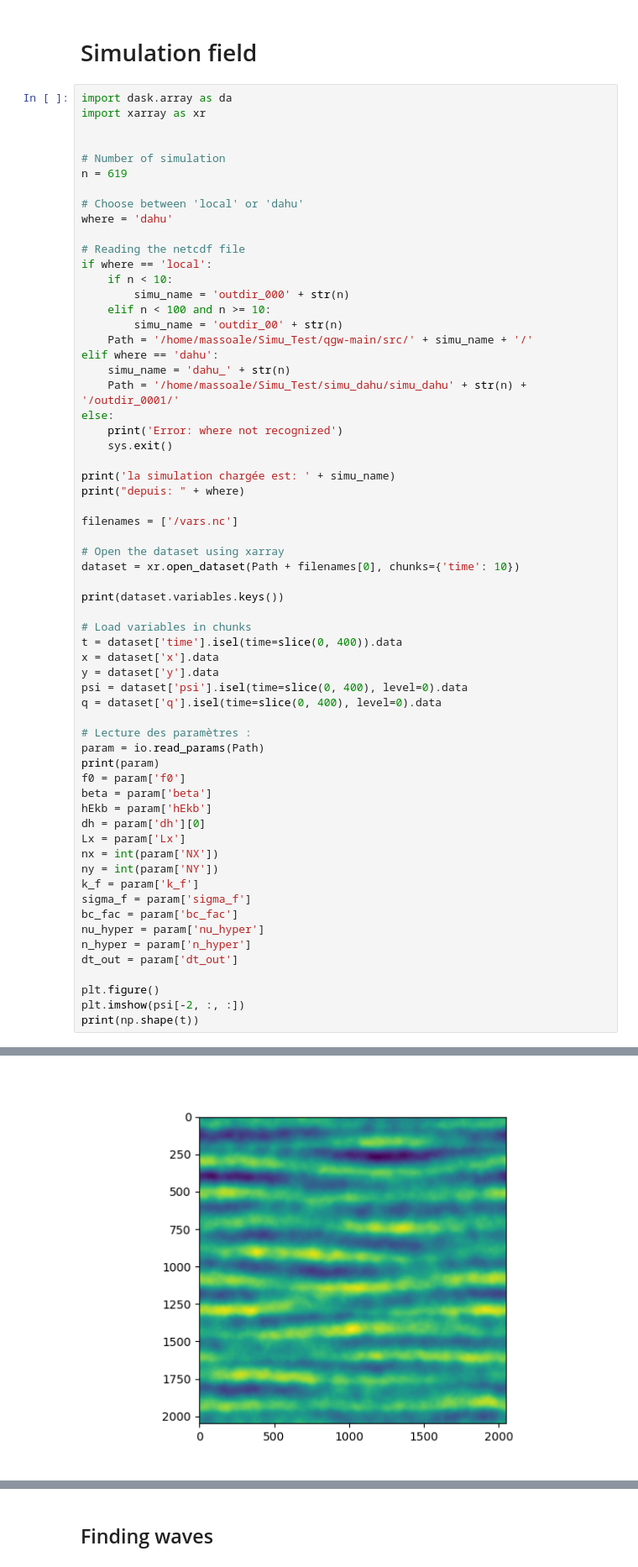
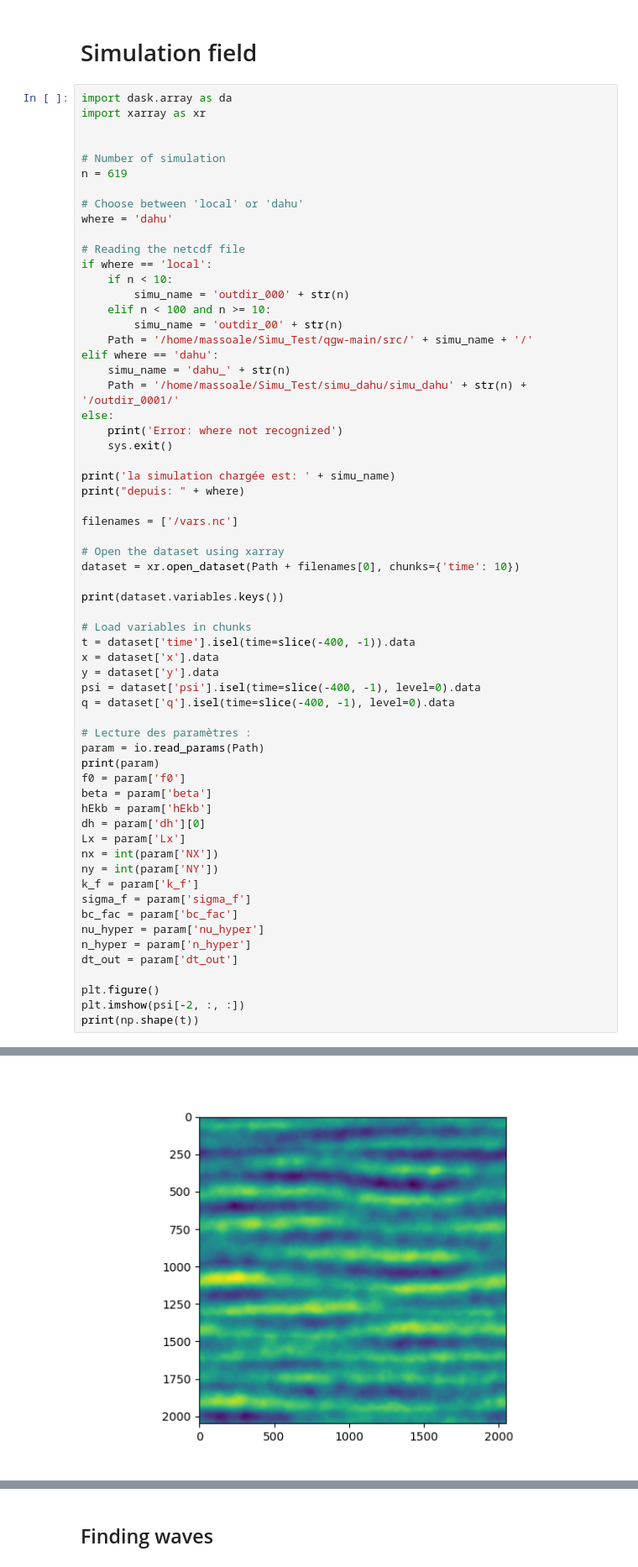
Before and after one commit to LennardMiller/Stage_M2, a Jupyter notebook: Rossby_diag.ipynb, the cells around one changed output, grey strips where cells are left out. Shown at 84% size. Drawn from its saved outputs; the diff is of its cells as text.

```diff
--- a/Rossby_diag.ipynb
+++ b/Rossby_diag.ipynb
@@ -587,11 +512,11 @@ dataset = xr.open_dataset(Path + filenames[0], chunks={'time': 10})
 print(dataset.variables.keys())
 
 # Load variables in chunks
-t = dataset['time'].isel(time=slice(0, 400)).data
+t = dataset['time'].isel(time=slice(-400, -1)).data
 x = dataset['x'].data
 y = dataset['y'].data
-psi = dataset['psi'].isel(time=slice(0, 400), level=0).data
-q = dataset['q'].isel(time=slice(0, 400), level=0).data
+psi = dataset['psi'].isel(time=slice(-400, -1), level=0).data
+q = dataset['q'].isel(time=slice(-400, -1), level=0).data
 
 # Lecture des paramètres :
 param = io.read_params(Path)
@@ -634,4 +561,4 @@ dask.array<open_dataset-q, shape=(145, 1, 2048, 2048), dtype=float32, chunksize=
-[figure, old version]
+[figure, new version]
 # %%
 #Computing the dtout timesteps requiered to see the evolution of the signal
 r=hEkb
```
Also changed, not shown: parts of 22 cells of this notebook, 6 other files.
